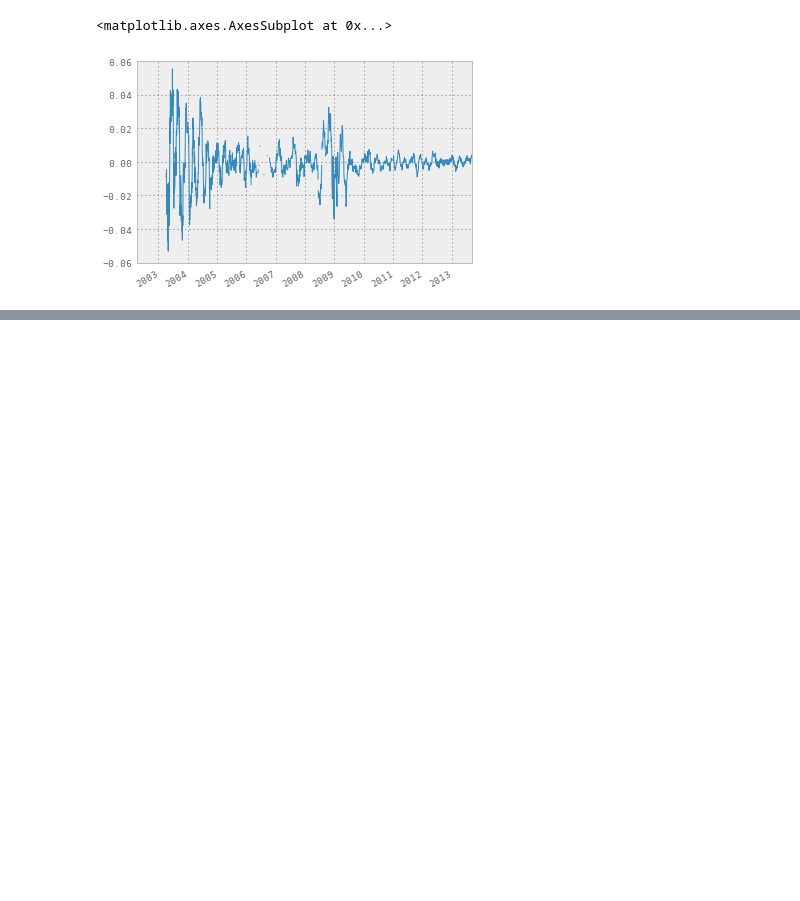
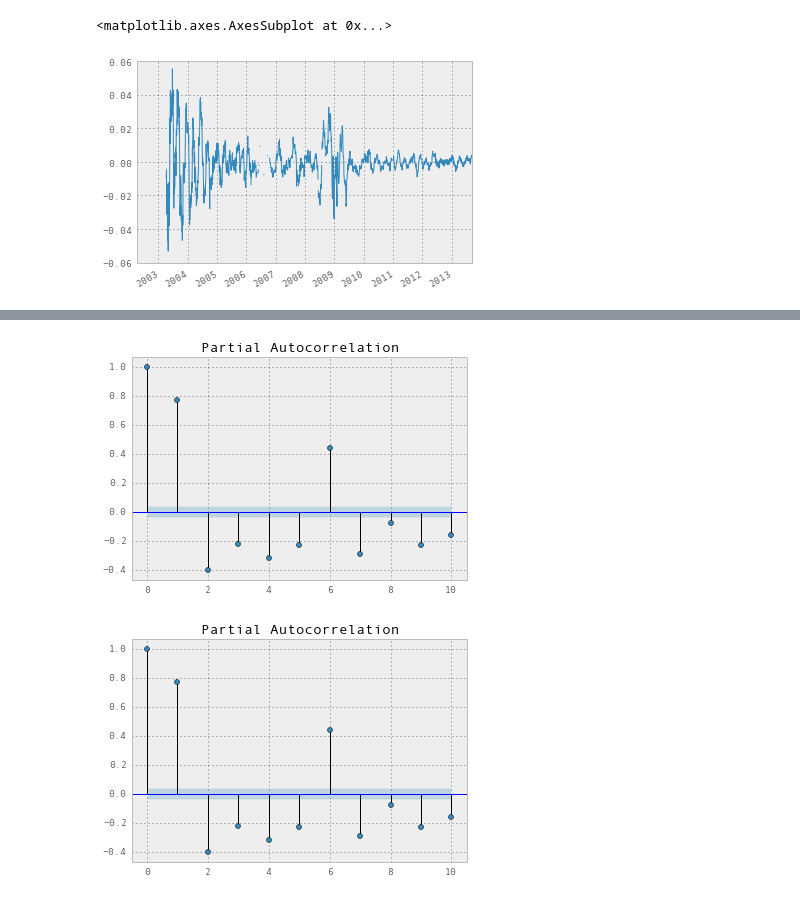
Before and after one commit to elsonidoq/ars-usd, a Jupyter notebook: jb.ipynb, the cells around one changed output, grey strips where cells are left out. Drawn from its saved outputs; the diff is of its cells as text; code cells hidden in the pictures; blank space fills up the shorter version.

```diff
--- a/jb.ipynb
+++ b/jb.ipynb
@@ -195,0 +197,5 @@ df1(df1(logged, 30), 30).plot()
+# %%
+sm.graphics.tsa.plot_pacf(df1(df1(logged, 5), 5).dropna(), lags=10)
+# %% [output]
+[figure, added]
+[figure, added]
```
Also changed, not shown: parts of 15 cells of this notebook.
